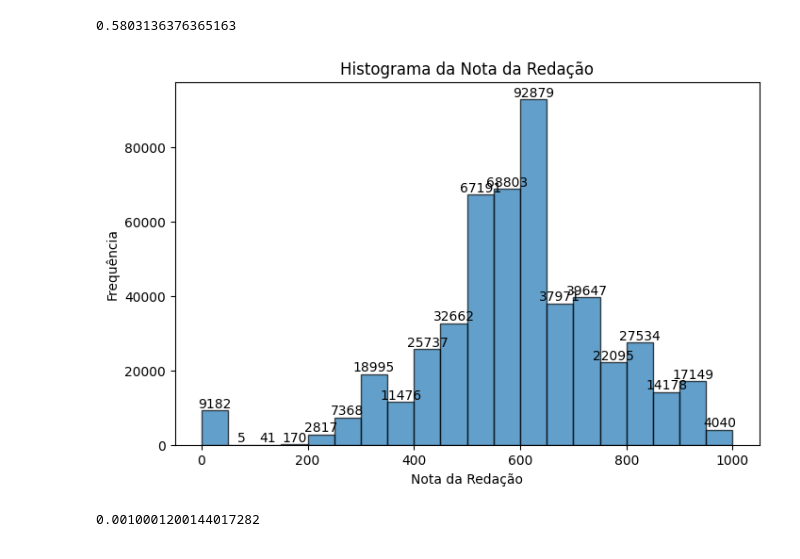
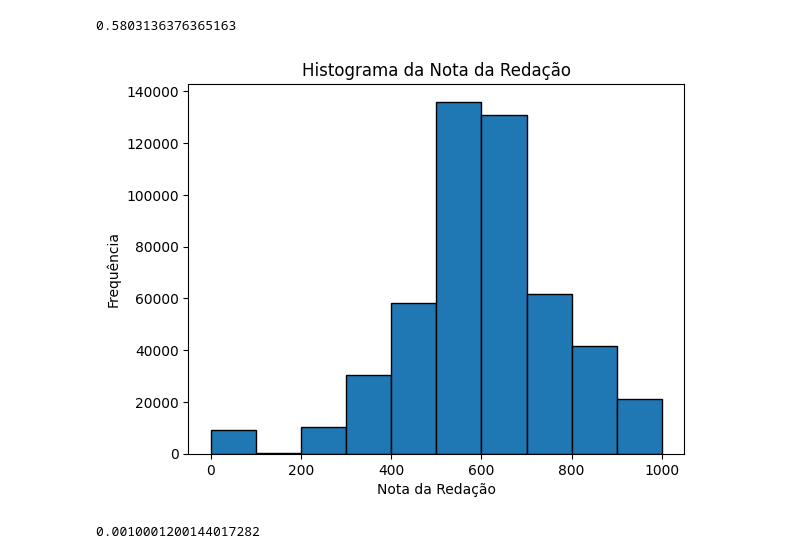
Before and after one commit to LTRibeiros/AnaliseDeDados_Python, a Jupyter notebook: aula5.ipynb, the cells around one changed output. Saved outputs shown, nothing was run; the diff lists cells and outputs as text; code cells hidden in the pictures.

Commit message:
refactor in hist.redacao

```diff
--- a/aula5.ipynb
+++ b/aula5.ipynb
@@ -96,27 +96,15 @@ probabilidade_mulher = (len(mulher_enem)/len(enem_sp))
 probabilidade_mulher
 # %% [output]
 0.5803136376365163
-# %%
-import matplotlib.pyplot as plt
-
-enem_redacao = enem_sp['NOTA_REDACAO']
-
-# Criando o histograma
-plt.figure(figsize=(8, 5))
-n, bins, patches = plt.hist(enem_redacao, bins=20, edgecolor='black', alpha=0.7)
-
-# Adicionando os números de frequência acima das barras
-for patch, freq in zip(patches, n):
-    plt.text(patch.get_x() + patch.get_width() / 2, freq, int(freq),
-             ha='center', va='bottom', fontsize=10, color='black')
-
-# Personalizando o gráfico
-plt.title('Histograma da Nota da Redação')
-plt.xlabel('Nota da Redação')
-plt.ylabel('Frequência')
-plt.show()
-# %% [output]
-[figure, removed]
+# %%
+enem_redacao = enem_sp['NOTA_REDACAO']
+plt.hist(enem_redacao, edgecolor = 'black')
+plt.title('Histograma da Nota da Redação')
+plt.xlabel('Nota da Redação')
+plt.ylabel('Frequência')
+plt.show()
+# %% [output]
+[figure, added]
 # %%
 redação_dados = enem_sp.loc[enem_sp.NOTA_REDACAO == 1000]
 
```
